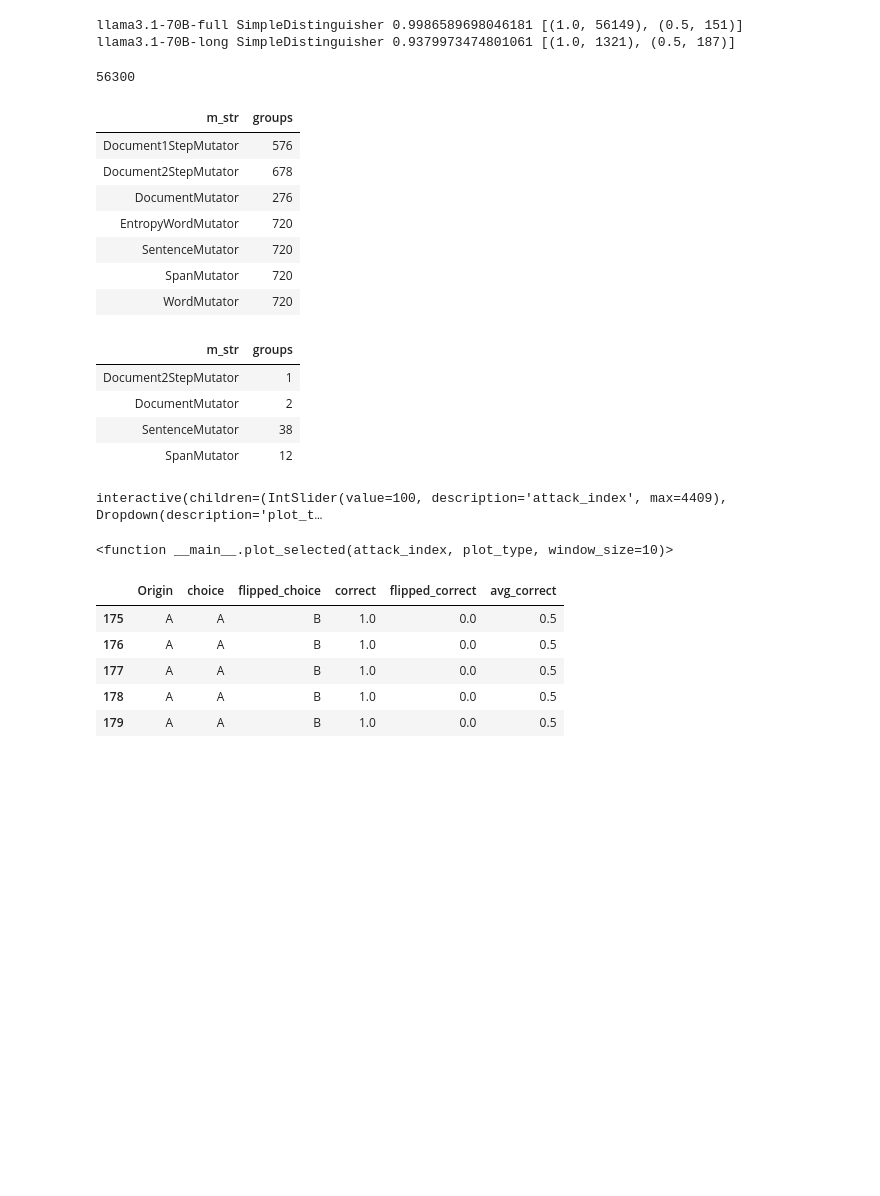
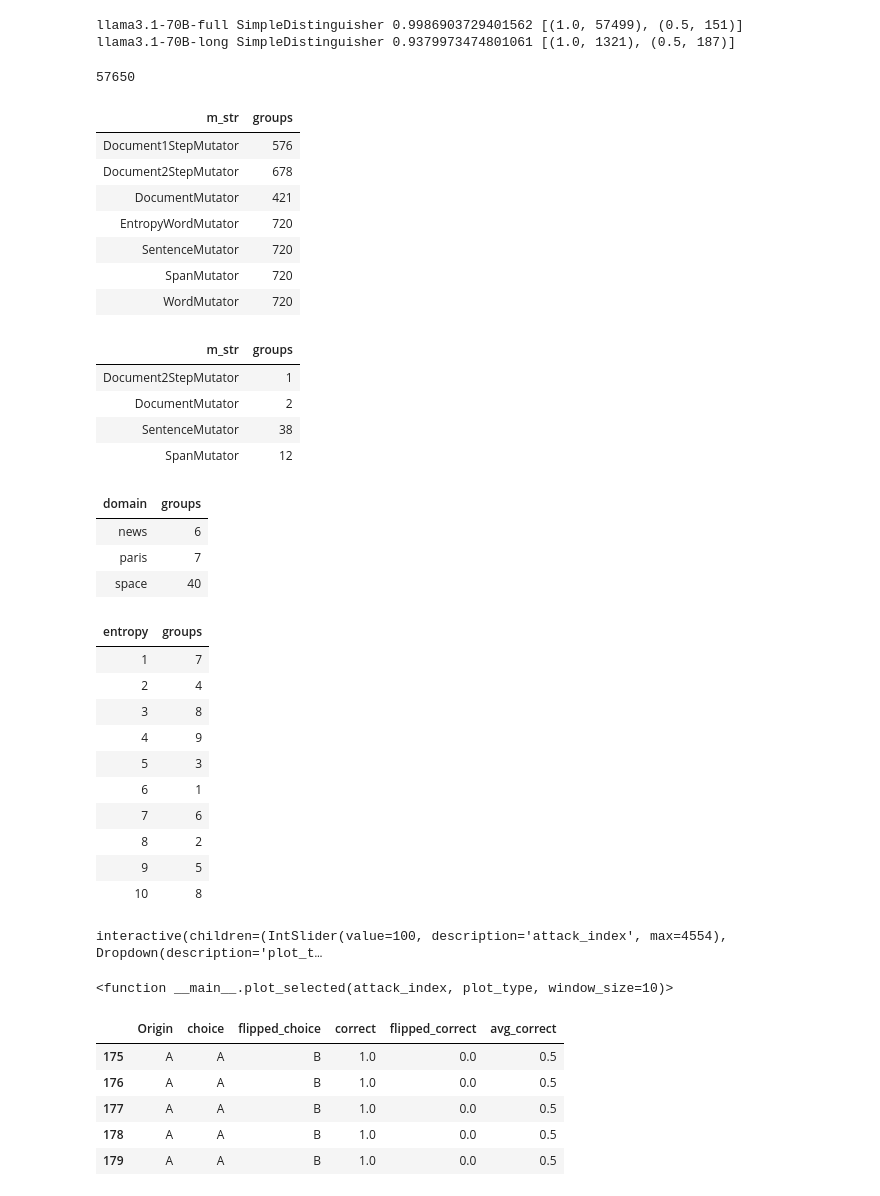
Before and after one commit to fabriceyhc/sandcastles, a Jupyter notebook: distinguisher/entropy_vs_distinguishing.ipynb, the cells around one changed output. Drawn from its saved outputs; the diff is of its cells as text; code cells hidden in the pictures; blank space fills up the shorter version.

```diff
--- a/distinguisher/entropy_vs_distinguishing.ipynb
+++ b/distinguisher/entropy_vs_distinguishing.ipynb
@@ -1,6 +1,6 @@
 # %%
 # Define the path to the results directory
-directory = '/data2/fabricehc/sandcastles/distinguisher/results'
+directory = '/data2/jasonl/sandcastles/distinguisher/results'
 # Python change import directory to include parent directory
 import sys
 import os
@@ -56,8 +56,9 @@ def separate_attacks(df, length=10000):
     current_attack = []
 
     for idx, row in df.iterrows():
-        # Distinguishing experiments based on alternating 'Origin' values
-        if idx > 0 and row['Origin'] != df.loc[idx - 1, 'Origin']:
+        # Splitting experiments based on step num reset
+        # if idx > 0 and row['Origin'] != df.loc[idx - 1, 'Origin']:
+        if idx > 0 and row['Num'] == 0:
             attacks.append(pd.DataFrame(current_attack))
             current_attack = []
 
@@ -174,7 +175,7 @@ prefix = "llama3.1-70B-long"
 for distinguisher in ["SimpleDistinguisher"]:
     print_stats(prefix, distinguisher)
 # %% [output]
-llama3.1-70B-full SimpleDistinguisher 0.9986589698046181 [(1.0, 56149), (0.5, 151)]
+llama3.1-70B-full SimpleDistinguisher 0.9986903729401562 [(1.0, 57499), (0.5, 151)]
 llama3.1-70B-long SimpleDistinguisher 0.9379973474801061 [(1.0, 1321), (0.5, 187)]
 # %%
 prefix = "llama3.1-70B-full"
@@ -185,14 +186,14 @@ all_attacks, all_num_attacks = get_attacks(prefix, distinguisher)
 long = pd.concat(all_attacks, ignore_index=True)
 len(long)
 # %% [output]
-56300
+57650
 # %%
 data = []
 failed = []
 
 for attack in all_attacks:
     correct, flipped_correct, avg_correct, real_correct = return_correct_flipped_correct(attack)
-    d = check_unique_values(attack, ['domain', 'entropy', 'w_str', 'm_str'])
+    d = check_unique_values(attack, ['domain', 'entropy', 'w_str', 'm_str', 'Origin', 'attack1_id', 'attack2_id'])
 
     data.append({
         'domain' : d['domain'],
@@ -211,6 +212,9 @@ for attack in all_attacks:
             'entropy' : d['entropy'],
             'w_str': d['w_str'],
             'm_str': d['m_str'],
+            'Origin': d['Origin'],
+            'attack1_id': d['attack1_id'],
+            'attack2_id': d['attack2_id'],
             'correct': real_correct,
             'avg_correct': avg_correct,
             'total': len(attack),
@@ -223,34 +227,36 @@ failed_df = pd.DataFrame(failed)
 # %%
 def group_df1(df, group_col, stat):
     grouped_df = (
         df.groupby(group_col)
           .agg({
             'avg_correct': stat,
           })
           .reset_index()
     )
     return grouped_df
 
 def group_df2(df, group_col, stat):
     grouped_df = (
         df.groupby(group_col)
           .agg({
             # 'correct': stat,
             # 'total': stat,
             # 'correct_groups': stat,
             'groups': stat,
           })
           .reset_index()
     )
     return grouped_df
 
 show(group_df2(data_df, ['m_str'], 'sum'))
 show(group_df2(failed_df, ['m_str'], 'sum'))
+show(group_df2(failed_df, ['domain'], 'sum'))
+show(group_df2(failed_df, ['entropy'], 'sum'))
 # %% [output]
 | m_str | groups |
 | Document1StepMutator | 576 |
 | Document2StepMutator | 678 |
-| DocumentMutator | 276 |
+| DocumentMutator | 421 |
 | EntropyWordMutator | 720 |
 | SentenceMutator | 720 |
 | SpanMutator | 720 |
@@ -260,6 +266,21 @@ show(group_df2(failed_df, ['m_str'], 'sum'))
 | DocumentMutator | 2 |
 | SentenceMutator | 38 |
 | SpanMutator | 12 |
+| domain | groups |
+| news | 6 |
+| paris | 7 |
+| space | 40 |
+| entropy | groups |
+| 1 | 7 |
+| 2 | 4 |
+| 3 | 8 |
+| 4 | 9 |
+| 5 | 3 |
+| 6 | 1 |
+| 7 | 6 |
+| 8 | 2 |
+| 9 | 5 |
+| 10 | 8 |
 # %%
 # Create a list to store the attacks and their corresponding avg values
 attack_avg_list = []
@@ -348,7 +369,7 @@ interact(
     window_size=IntSlider(min=1, max=50, step=1, value=10)
 )
 # %% [output]
-interactive(children=(IntSlider(value=100, description='attack_index', max=4409), Dropdown(description='plot_t…
+interactive(children=(IntSlider(value=100, description='attack_index', max=4554), Dropdown(description='plot_t…
 <function __main__.plot_selected(attack_index, plot_type, window_size=10)>
 # %%
 sorted_attacks_list[0][['Origin', 'choice', 'flipped_choice', 'correct', 'flipped_correct', 'avg_correct']].tail(5)
```
Also changed, not shown: parts of 2 cells of this notebook, 3 other files.
